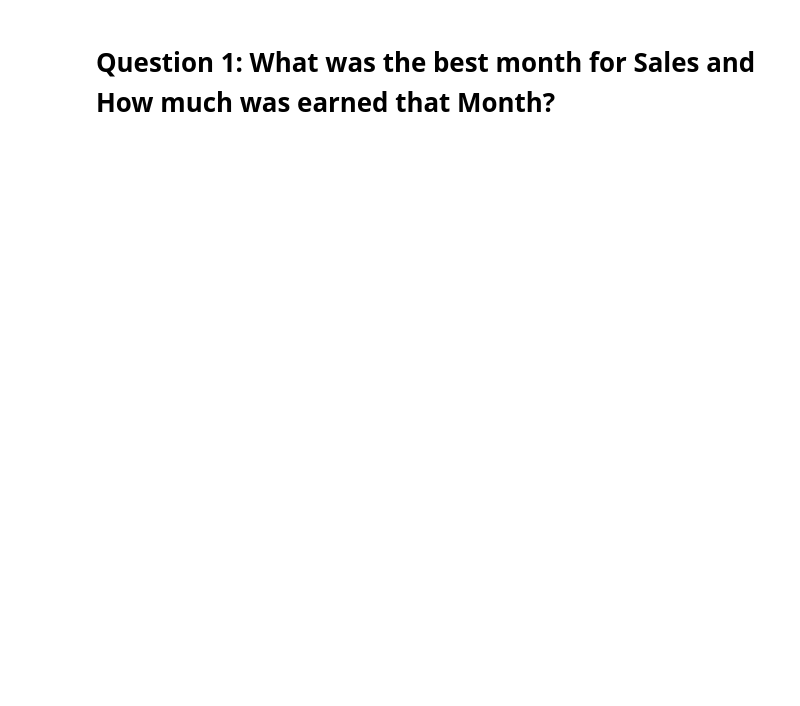
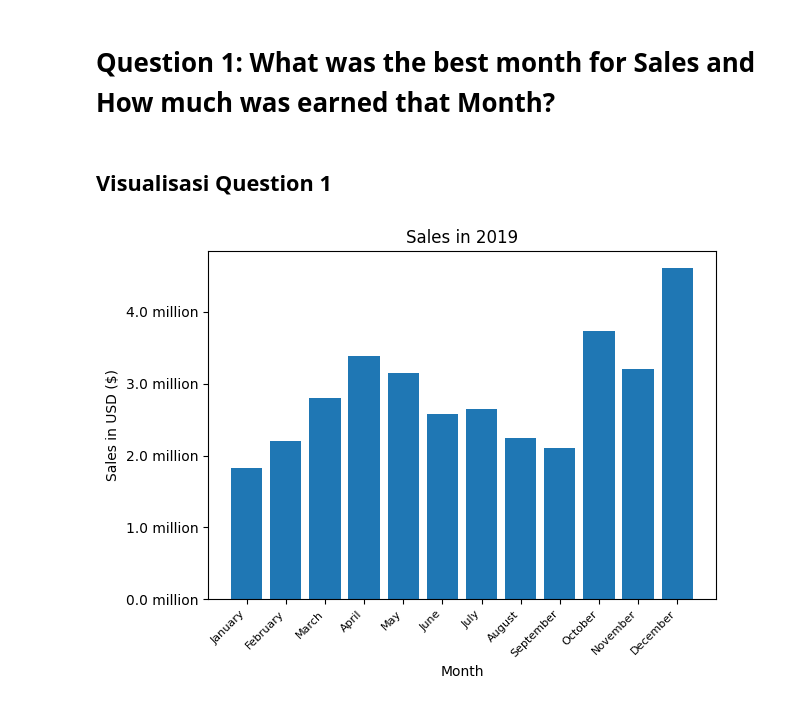
Before and after one commit to Rapapap/Pandas-Data-Science-Task, a Jupyter notebook: Sales_Analysis.ipynb, the cells around one changed output. Drawn from its saved outputs; the diff is of its cells as text; code cells hidden in the pictures; blank space fills up the shorter version.

Commit message:
Add visualization on question 1

```diff
--- a/Sales_Analysis.ipynb
+++ b/Sales_Analysis.ipynb
@@ -79,3 +81,28 @@ all_data.head()
 | 5 | 176561 | Wired Headphones | 1 | 11.990000 | 04/30/19 09:27 | 333 8th St, Los Angeles, CA 90001 | 4 | 11.990000 |
 # %% [markdown]
 # Question 1: What was the best month for Sales and How much was earned that Month?
+# %%
+results = all_data.groupby('Month').sum()
+# %% [markdown]
+## Visualisasi Question 1
+# %%
+fig, ax = plt.subplots()
+
+months = range(1,13)
+month_name = [calendar.month_name[i] for i in months]
+
+plt.bar(months, results['Sales'])
+plt.xticks(months, month_name)
+plt.xlabel('Month')
+plt.ylabel('Sales in USD ($)')
+
+ax.set_title("Sales in 2019")
+# Mengubah default formatter
+ax.yaxis.set_major_formatter(lambda x, pos: '{:.1f} million'.format(x / 1e6))
+# Mengatur label bulan dengan rotasi dan horisontal alignment
+plt.xticks(months, month_name, rotation=45, ha='right', fontsize=8)
+
+plt.tight_layout()
+plt.show()
+# %% [output]
+[figure, added]
```
Also changed, not shown: parts of 2 cells of this notebook.
